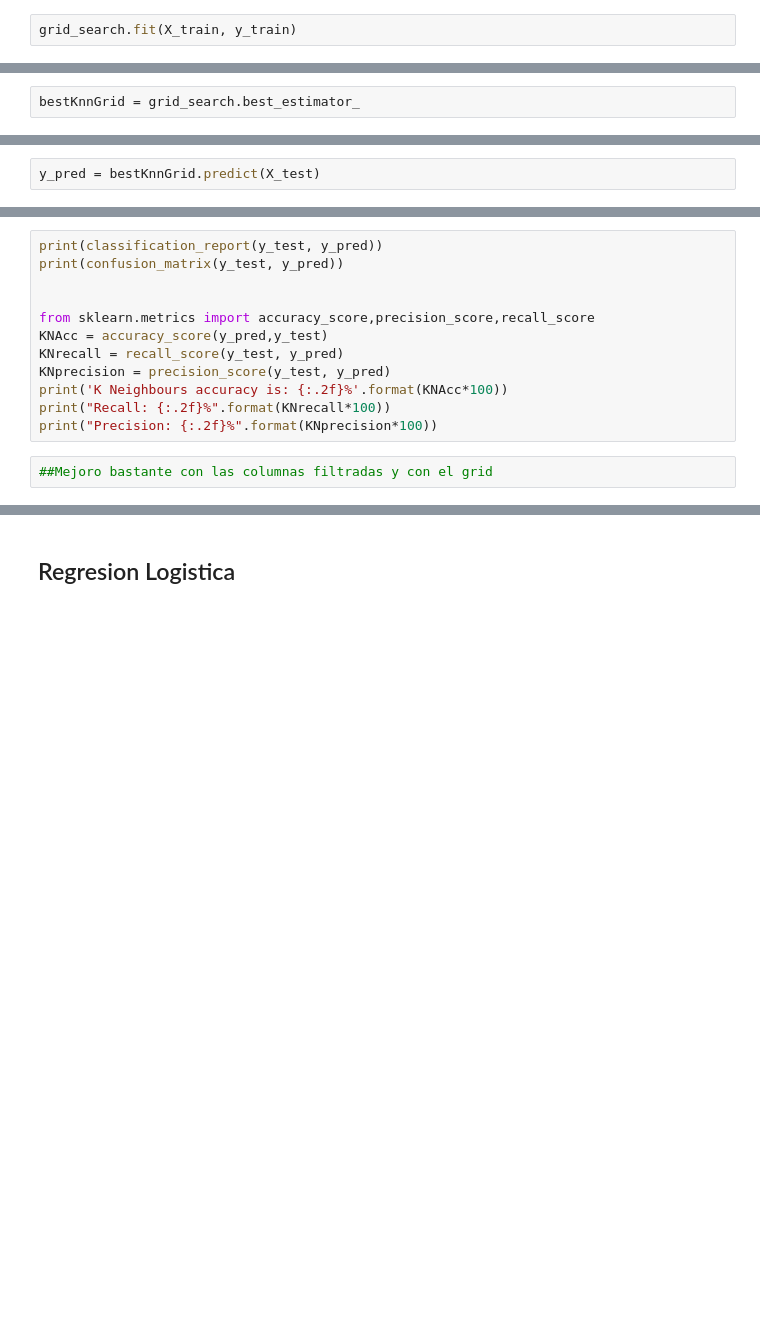
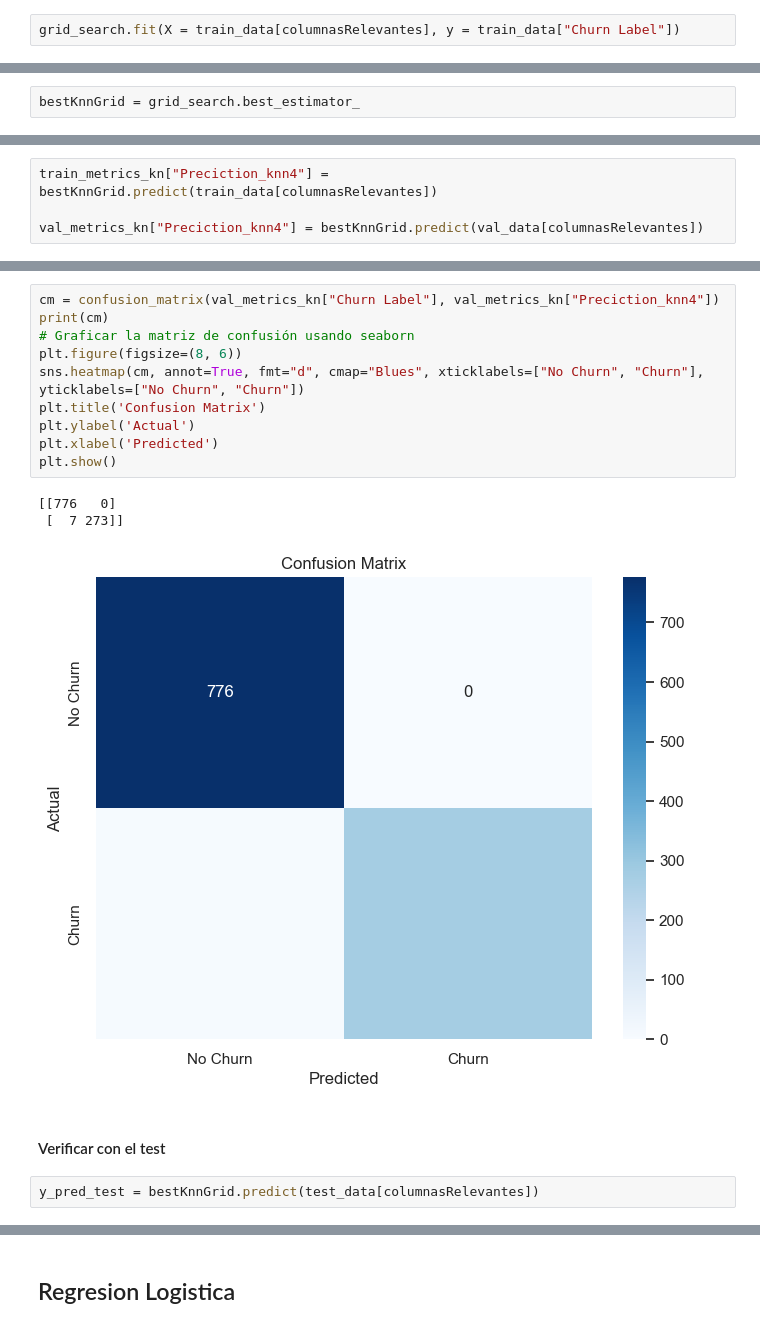
Before and after one commit to mcpoveda2/ProyectoFinalPython, a Jupyter notebook: projectFinal.ipynb, the cells around one changed output, grey strips where cells are left out. Drawn from its saved outputs; the diff is of its cells as text; blank space fills up the shorter version.

```diff
--- a/projectFinal.ipynb
+++ b/projectFinal.ipynb
@@ -1054,4 +1177,4 @@ KNclassifierGrid2 = KNeighborsClassifier()
 # %%
 grid_search = GridSearchCV(estimator=KNclassifierGrid2, param_grid=param_grid, cv=5, scoring='accuracy')
 # %%
-grid_search.fit(X_train, y_train)
+grid_search.fit(X = train_data[columnasRelevantes], y = train_data["Churn Label"])
@@ -1060,2 +1193,4 @@ bestKnnGrid = grid_search.best_estimator_
 # %%
-y_pred = bestKnnGrid.predict(X_test)
+train_metrics_kn["Preciction_knn4"] = bestKnnGrid.predict(train_data[columnasRelevantes])
+
+val_metrics_kn["Preciction_knn4"] = bestKnnGrid.predict(val_data[columnasRelevantes])
@@ -1062,14 +1223,18 @@ y_pred = bestKnnGrid.predict(X_test)
 # %%
-print(classification_report(y_test, y_pred))
-print(confusion_matrix(y_test, y_pred))
-
-
-from sklearn.metrics import accuracy_score,precision_score,recall_score
-KNAcc = accuracy_score(y_pred,y_test)
-KNrecall = recall_score(y_test, y_pred)
-KNprecision = precision_score(y_test, y_pred)
-print('K Neighbours accuracy is: {:.2f}%'.format(KNAcc*100))
-print("Recall: {:.2f}%".format(KNrecall*100))
-print("Precision: {:.2f}%".format(KNprecision*100))
+cm = confusion_matrix(val_metrics_kn["Churn Label"], val_metrics_kn["Preciction_knn4"])
+print(cm)
+# Graficar la matriz de confusión usando seaborn
+plt.figure(figsize=(8, 6))
+sns.heatmap(cm, annot=True, fmt="d", cmap="Blues", xticklabels=["No Churn", "Churn"], yticklabels=["No Churn", "Churn"])
+plt.title('Confusion Matrix')
+plt.ylabel('Actual')
+plt.xlabel('Predicted')
+plt.show()
+# %% [output]
+[[776   0]
+ [  7 273]]
+[figure, added]
-# %%
-##Mejoro bastante con las columnas filtradas y con el grid
+# %% [markdown]
+#### Verificar con el test
+# %%
+y_pred_test = bestKnnGrid.predict(test_data[columnasRelevantes])
```
Also changed, not shown: parts of 53 cells of this notebook.
